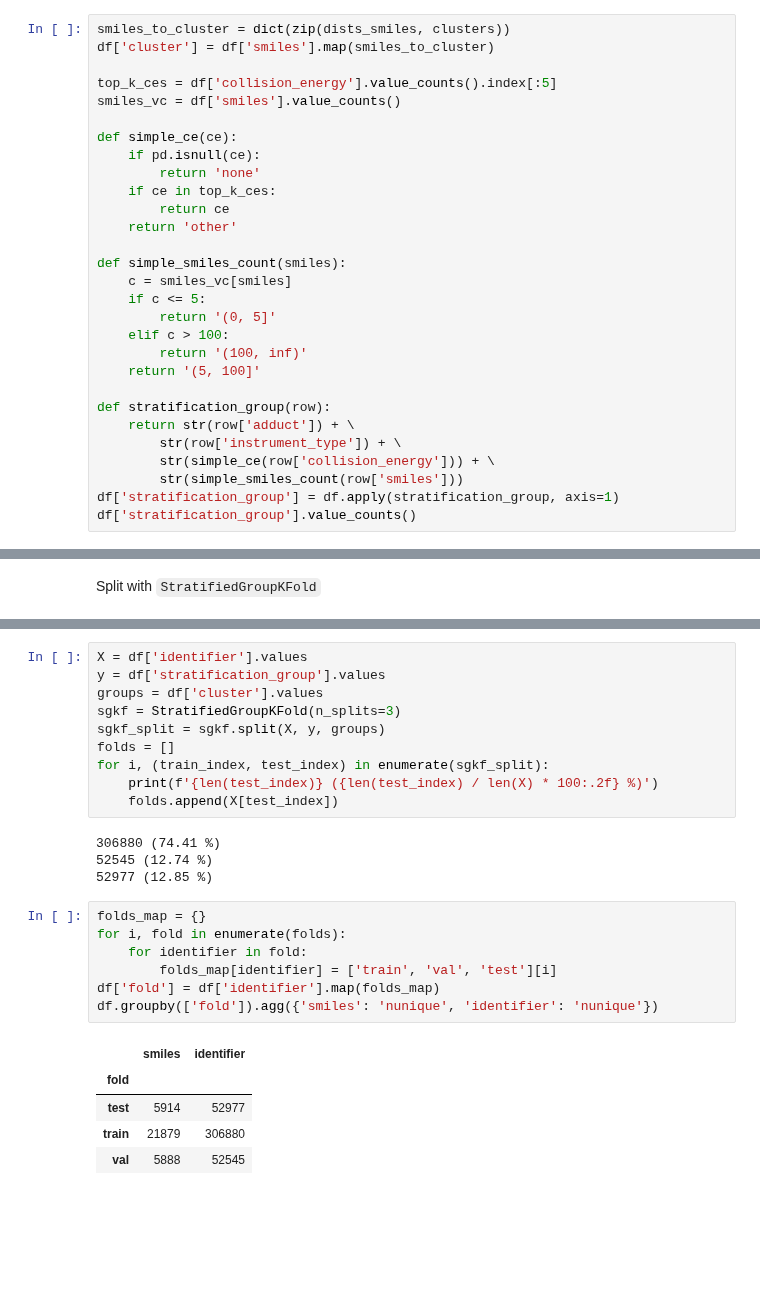
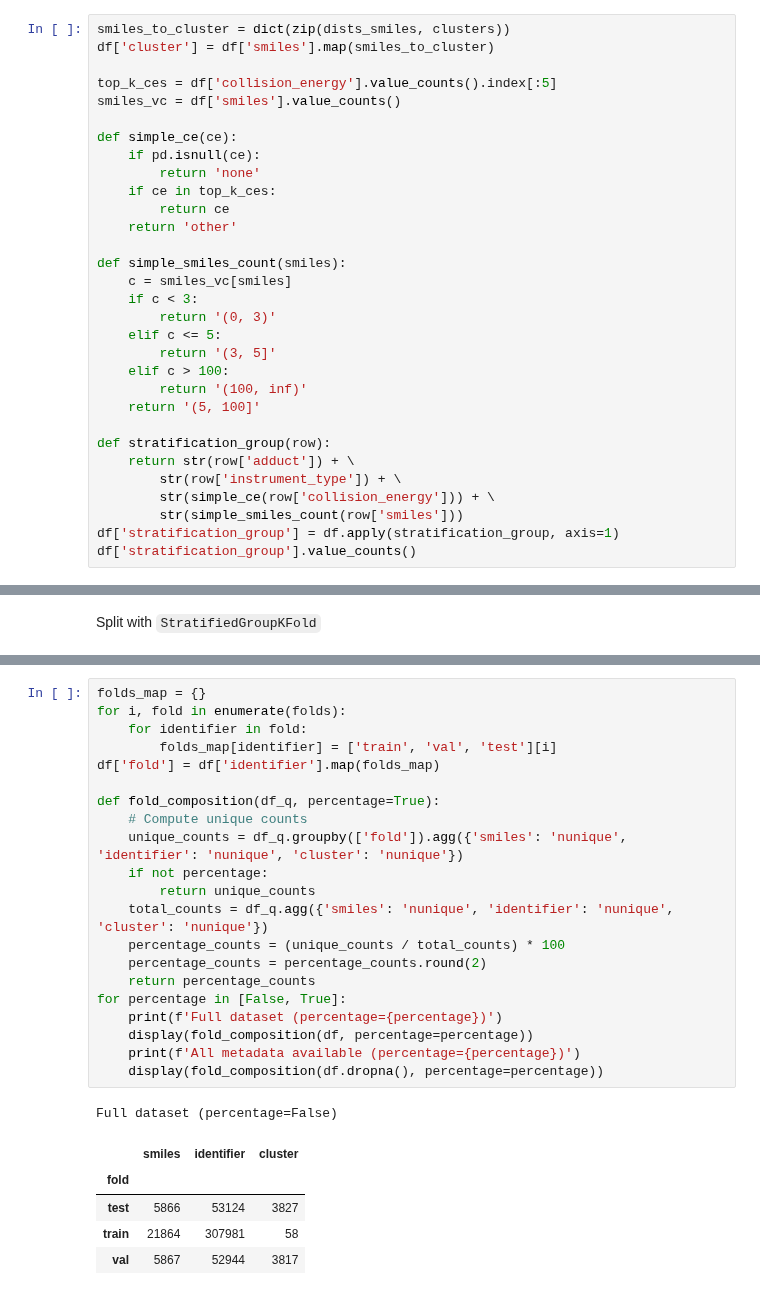
Before and after one commit to pluskal-lab/MassSpecGym, a Jupyter notebook: notebooks/split.ipynb, the cells around one changed output, grey strips where cells are left out. Saved outputs shown, nothing was run; the diff lists cells and outputs as text; blank space fills up the shorter version.

```diff
--- a/notebooks/split.ipynb
+++ b/notebooks/split.ipynb
@@ -102,8 +102,10 @@ def simple_ce(ce):
 
 def simple_smiles_count(smiles):
     c = smiles_vc[smiles]
-    if c <= 5:
-        return '(0, 5]'
+    if c < 3:
+        return '(0, 3)'
+    elif c <= 5:
+        return '(3, 5]'
     elif c > 100:
         return '(100, inf)'
     return '(5, 100]'
@@ -148,27 +180,28 @@ for i, (train_index, test_index) in enumerate(sgkf_split):
-# %%
-X = df['identifier'].values
-y = df['stratification_group'].values
-groups = df['cluster'].values
-sgkf = StratifiedGroupKFold(n_splits=3)
-sgkf_split = sgkf.split(X, y, groups)
-folds = []
-for i, (train_index, test_index) in enumerate(sgkf_split):
-    print(f'{len(test_index)} ({len(test_index) / len(X) * 100:.2f} %)')
-    folds.append(X[test_index])
-# %% [output]
-306880 (74.41 %)
-52545 (12.74 %)
-52977 (12.85 %)
 # %%
 folds_map = {}
 for i, fold in enumerate(folds):
     for identifier in fold:
         folds_map[identifier] = ['train', 'val', 'test'][i]
 df['fold'] = df['identifier'].map(folds_map)
-df.groupby(['fold']).agg({'smiles': 'nunique', 'identifier': 'nunique'})
+
+def fold_composition(df_q, percentage=True):
+    # Compute unique counts
+    unique_counts = df_q.groupby(['fold']).agg({'smiles': 'nunique', 'identifier': 'nunique', 'cluster': 'nunique'})
+    if not percentage:
+        return unique_counts
+    total_counts = df_q.agg({'smiles': 'nunique', 'identifier': 'nunique', 'cluster': 'nunique'})
+    percentage_counts = (unique_counts / total_counts) * 100
+    percentage_counts = percentage_counts.round(2)
+    return percentage_counts
+for percentage in [False, True]:
+    print(f'Full dataset (percentage={percentage})')
+    display(fold_composition(df, percentage=percentage))
+    print(f'All metadata available (percentage={percentage})')
+    display(fold_composition(df.dropna(), percentage=percentage))
 # %% [output]
+Full dataset (percentage=False)
-|  | smiles | identifier |
-| fold |  |  |
-| test | 5914 | 52977 |
-| train | 21879 | 306880 |
-| val | 5888 | 52545 |
+|  | smiles | identifier | cluster |
+| fold |  |  |  |
+| test | 5866 | 53124 | 3827 |
+| train | 21864 | 307981 | 58 |
+| val | 5867 | 52944 | 3817 |
```
Also changed, not shown: parts of 14 cells of this notebook, 1 other file.
